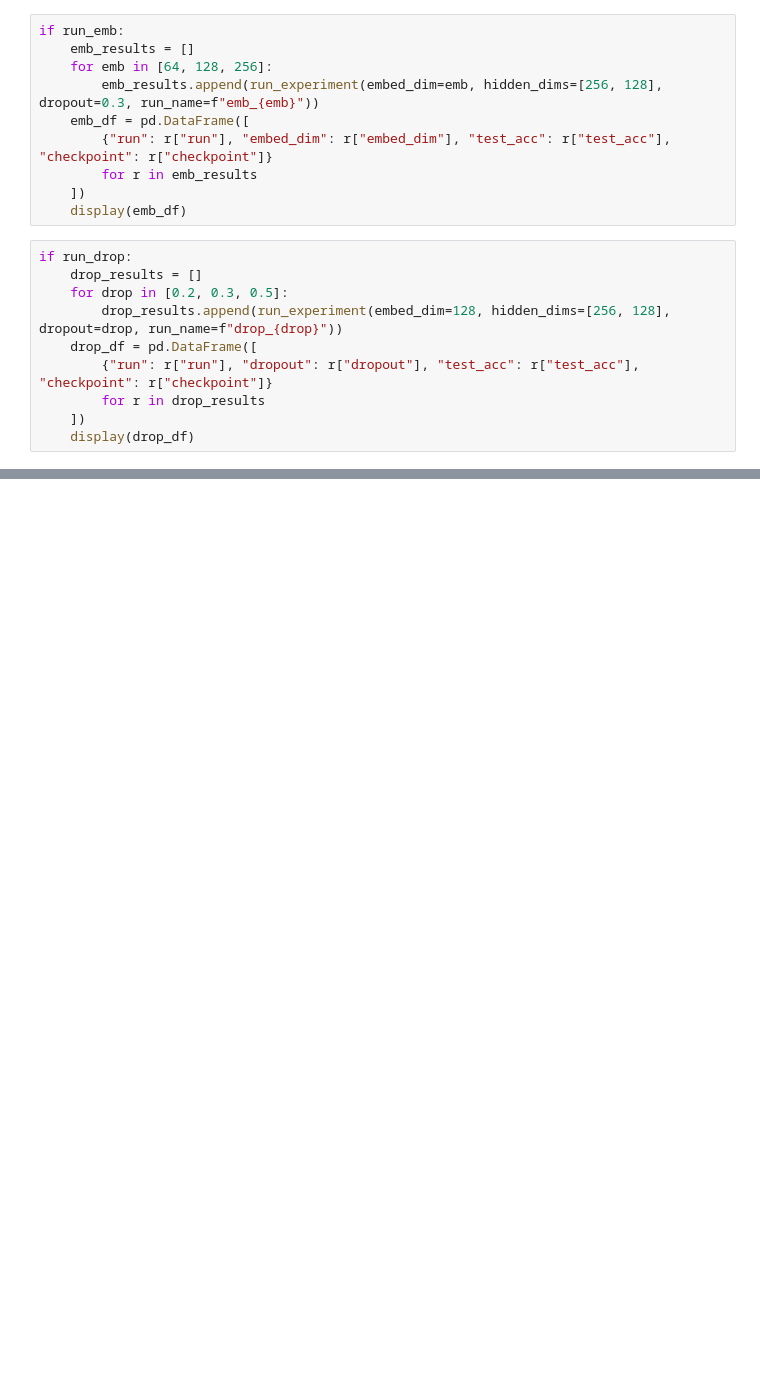
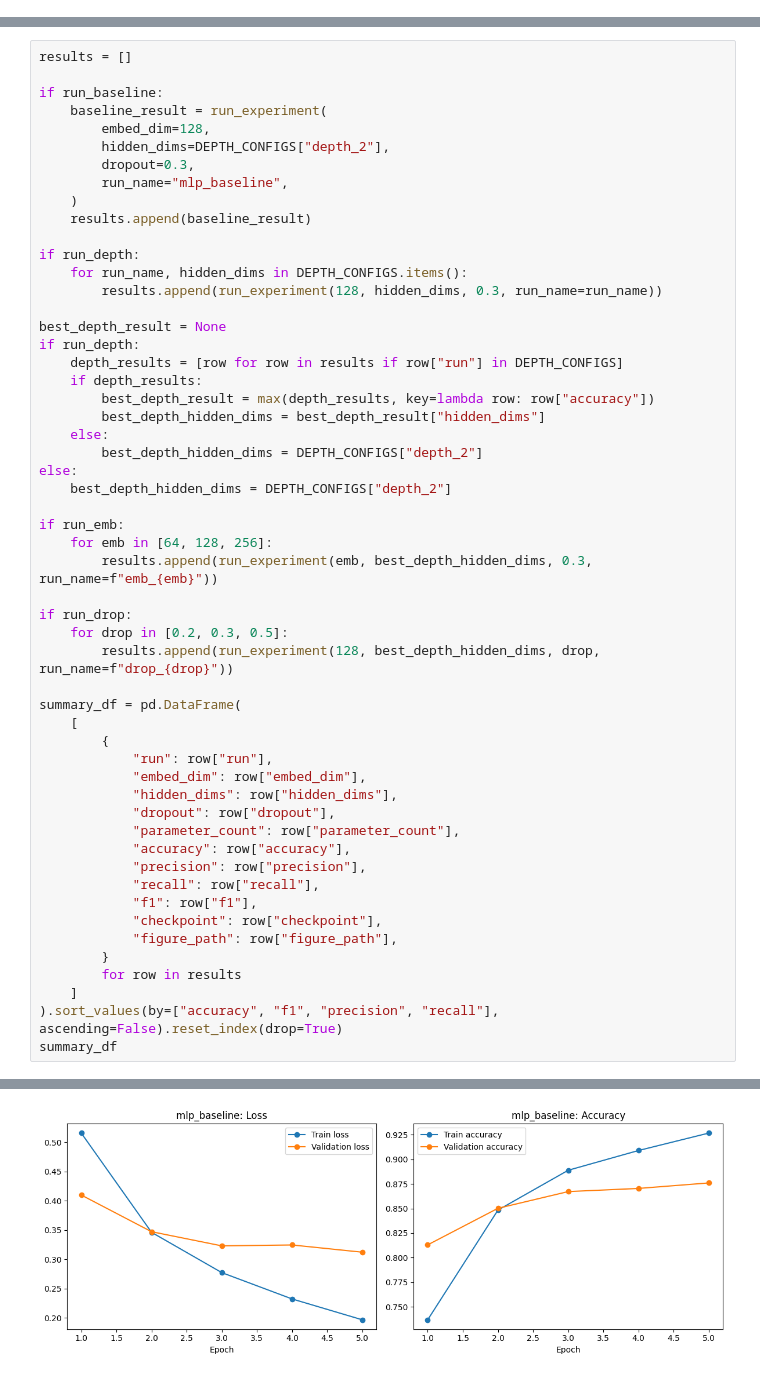
Before and after one commit to ZaidenxThiha/523K0073_523K0078_Midterm, a Jupyter notebook: notebooks/02_mlp.ipynb, the cells around one changed output, grey strips where cells are left out. Cells and saved outputs as stored; diff of their text form; blank space fills up the shorter version.

```diff
--- a/notebooks/02_mlp.ipynb
+++ b/notebooks/02_mlp.ipynb
@@ -144,20 +297,0 @@ if run_depth:
-# %%
-if run_emb:
-    emb_results = []
-    for emb in [64, 128, 256]:
-        emb_results.append(run_experiment(embed_dim=emb, hidden_dims=[256, 128], dropout=0.3, run_name=f"emb_{emb}"))
-    emb_df = pd.DataFrame([
-        {"run": r["run"], "embed_dim": r["embed_dim"], "test_acc": r["test_acc"], "checkpoint": r["checkpoint"]}
-        for r in emb_results
-    ])
-    display(emb_df)
-# %%
-if run_drop:
-    drop_results = []
-    for drop in [0.2, 0.3, 0.5]:
-        drop_results.append(run_experiment(embed_dim=128, hidden_dims=[256, 128], dropout=drop, run_name=f"drop_{drop}"))
-    drop_df = pd.DataFrame([
-        {"run": r["run"], "dropout": r["dropout"], "test_acc": r["test_acc"], "checkpoint": r["checkpoint"]}
-        for r in drop_results
-    ])
-    display(drop_df)
@@ -244,0 +298,55 @@ Saved learning-curve plot to ../checkpoints/emb_64_curves.png
+# %%
+results = []
+
+if run_baseline:
+    baseline_result = run_experiment(
+        embed_dim=128,
+        hidden_dims=DEPTH_CONFIGS["depth_2"],
+        dropout=0.3,
+        run_name="mlp_baseline",
+    )
+    results.append(baseline_result)
+
+if run_depth:
+    for run_name, hidden_dims in DEPTH_CONFIGS.items():
+        results.append(run_experiment(128, hidden_dims, 0.3, run_name=run_name))
+
+best_depth_result = None
+if run_depth:
+    depth_results = [row for row in results if row["run"] in DEPTH_CONFIGS]
+    if depth_results:
+        best_depth_result = max(depth_results, key=lambda row: row["accuracy"])
+        best_depth_hidden_dims = best_depth_result["hidden_dims"]
+    else:
+        best_depth_hidden_dims = DEPTH_CONFIGS["depth_2"]
+else:
+    best_depth_hidden_dims = DEPTH_CONFIGS["depth_2"]
+
+if run_emb:
+    for emb in [64, 128, 256]:
+        results.append(run_experiment(emb, best_depth_hidden_dims, 0.3, run_name=f"emb_{emb}"))
+
+if run_drop:
+    for drop in [0.2, 0.3, 0.5]:
+        results.append(run_experiment(128, best_depth_hidden_dims, drop, run_name=f"drop_{drop}"))
+
+summary_df = pd.DataFrame(
+    [
+        {
+            "run": row["run"],
+            "embed_dim": row["embed_dim"],
+            "hidden_dims": row["hidden_dims"],
+            "dropout": row["dropout"],
+            "parameter_count": row["parameter_count"],
+            "accuracy": row["accuracy"],
+            "precision": row["precision"],
+            "recall": row["recall"],
+            "f1": row["f1"],
+            "checkpoint": row["checkpoint"],
+            "figure_path": row["figure_path"],
+        }
+        for row in results
+    ]
+).sort_values(by=["accuracy", "f1", "precision", "recall"], ascending=False).reset_index(drop=True)
+summary_df
+# %% [output]
@@ -244,0 +364 @@ Saved learning-curve plot to ../checkpoints/emb_64_curves.png
+[figure, added]
```
Also changed, not shown: parts of 26 cells of this notebook, 55 other files.
